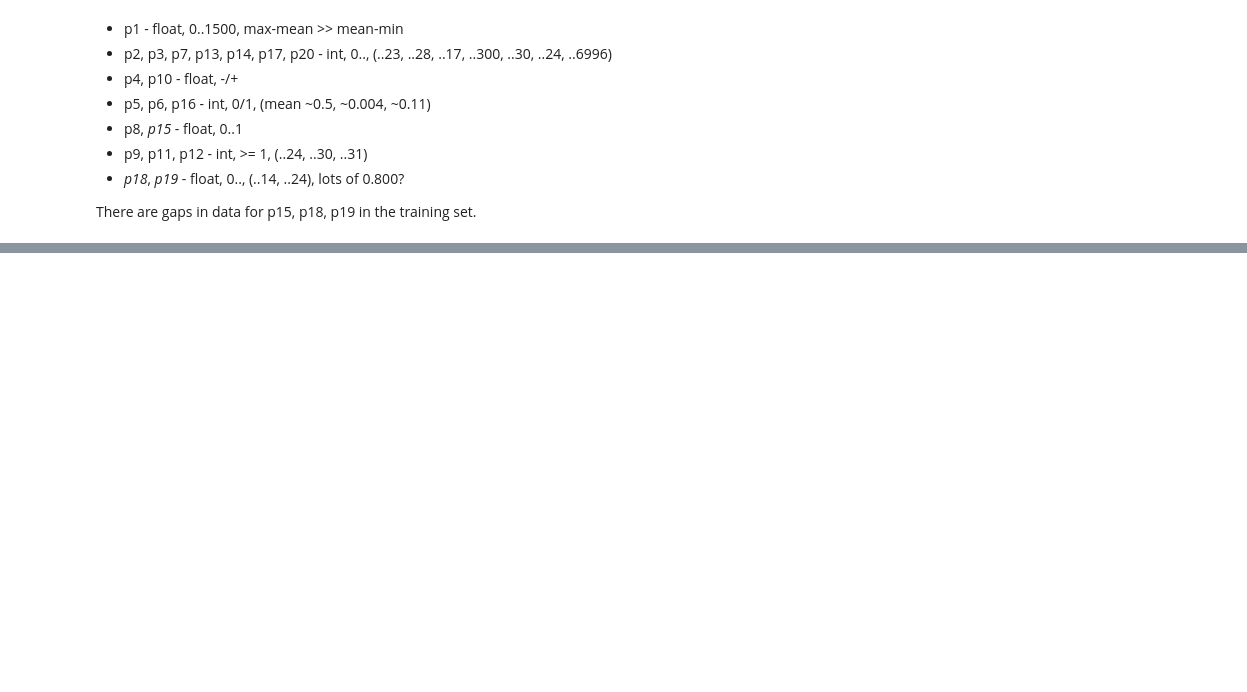
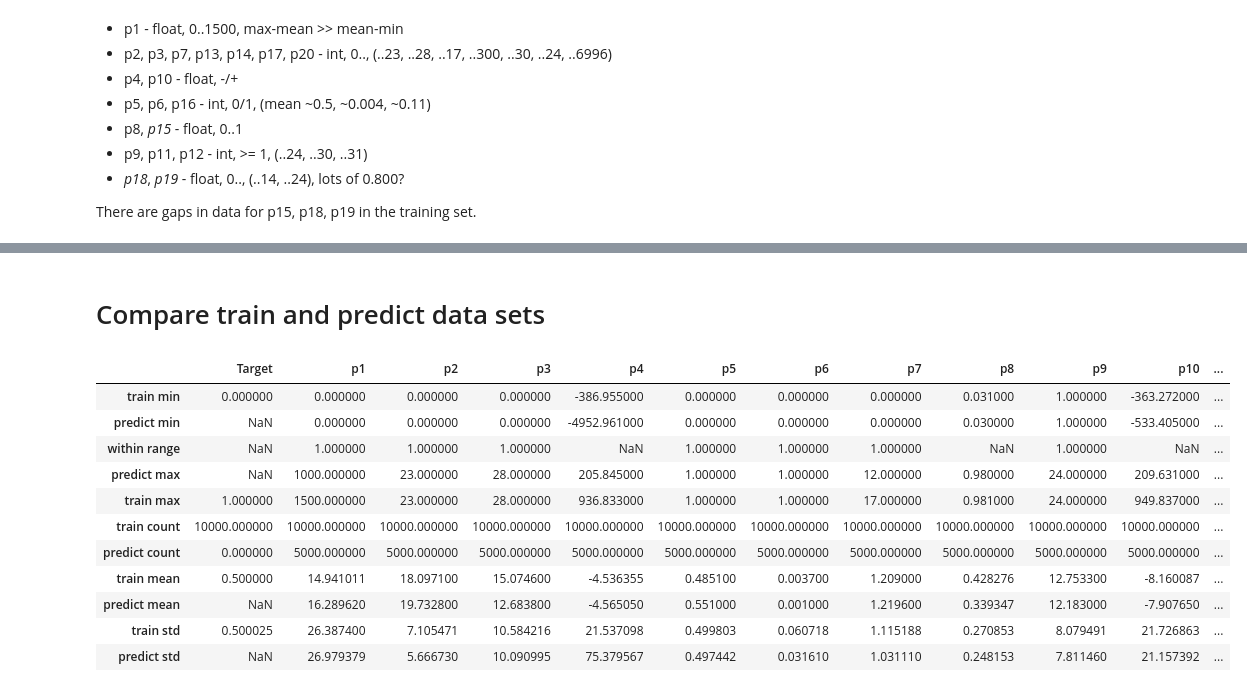
Before and after one commit to anatol-grabowski/test_task_plans_data, a Jupyter notebook: notebooks/task2.ipynb, the cells around one changed output, grey strips where cells are left out. Saved outputs shown, nothing was run; the diff lists cells and outputs as text; code cells hidden in the pictures; blank space fills up the shorter version.

```diff
--- a/notebooks/task2.ipynb
+++ b/notebooks/task2.ipynb
@@ -95,0 +92,43 @@ display(original_data_to_predict.describe())
+# %% [markdown]
+# Compare train and predict data sets
+# %%
+def compare_data_sets(train, predict):
+    training_data_range = train.describe()
+    predict_data_range = predict.describe()
+    predict_min_in_range = predict_data_range.loc[['min']] >= training_data_range.loc[['min']]
+    predict_max_in_range = predict_data_range.loc['max':'max'] <= training_data_range.loc['max':'max']
+    training_data_range.rename(inplace=True, index=lambda row: 'train ' + row)
+    predict_data_range.rename(inplace=True, index=lambda row: 'predict ' + row)
+    predict_min_in_range.rename(inplace=True, index={'min': 'within range'})
+    predict_max_in_range.rename(inplace=True, index={'max': 'within range'})
+    predict_in_range = predict_min_in_range & predict_max_in_range
+    predict_in_range.replace(inplace=True, to_replace=False, value=np.nan)
+
+    data_ranges = pd.DataFrame(columns=predict.columns)
+    data_ranges = data_ranges.append(training_data_range.loc['train min':'train min'])
+    data_ranges = data_ranges.append(predict_data_range.loc['predict min':'predict min'])
+    data_ranges = data_ranges.append(predict_in_range)
+    data_ranges = data_ranges.append(predict_data_range.loc['predict max':'predict max'])
+    data_ranges = data_ranges.append(training_data_range.loc['train max':'train max'])
+    data_ranges = data_ranges.append(training_data_range.loc['train count':'train count'])
+    data_ranges = data_ranges.append(predict_data_range.loc['predict count':'predict count'])
+    data_ranges = data_ranges.append(training_data_range.loc['train mean':'train mean'])
+    data_ranges = data_ranges.append(predict_data_range.loc['predict mean':'predict mean'])
+    data_ranges = data_ranges.append(training_data_range.loc['train std':'train std'])
+    data_ranges = data_ranges.append(predict_data_range.loc['predict std':'predict std'])
+    display(data_ranges)
+
+compare_data_sets(original_training_data, original_predict_data)
+# %% [output]
+|  | Target | p1 | p2 | p3 | p4 | p5 | p6 | p7 | p8 | p9 | p10 | ... |
+| train min | 0.000000 | 0.000000 | 0.000000 | 0.000000 | -386.955000 | 0.000000 | 0.000000 | 0.000000 | 0.031000 | 1.000000 | -363.272000 | ... |
+| predict min | NaN | 0.000000 | 0.000000 | 0.000000 | -4952.961000 | 0.000000 | 0.000000 | 0.000000 | 0.030000 | 1.000000 | -533.405000 | ... |
+| within range | NaN | 1.000000 | 1.000000 | 1.000000 | NaN | 1.000000 | 1.000000 | 1.000000 | NaN | 1.000000 | NaN | ... |
+| predict max | NaN | 1000.000000 | 23.000000 | 28.000000 | 205.845000 | 1.000000 | 1.000000 | 12.000000 | 0.980000 | 24.000000 | 209.631000 | ... |
+| train max | 1.000000 | 1500.000000 | 23.000000 | 28.000000 | 936.833000 | 1.000000 | 1.000000 | 17.000000 | 0.981000 | 24.000000 | 949.837000 | ... |
+| train count | 10000.000000 | 10000.000000 | 10000.000000 | 10000.000000 | 10000.000000 | 10000.000000 | 10000.000000 | 10000.000000 | 10000.000000 | 10000.000000 | 10000.000000 | ... |
+| predict count | 0.000000 | 5000.000000 | 5000.000000 | 5000.000000 | 5000.000000 | 5000.000000 | 5000.000000 | 5000.000000 | 5000.000000 | 5000.000000 | 5000.000000 | ... |
+| train mean | 0.500000 | 14.941011 | 18.097100 | 15.074600 | -4.536355 | 0.485100 | 0.003700 | 1.209000 | 0.428276 | 12.753300 | -8.160087 | ... |
+| predict mean | NaN | 16.289620 | 19.732800 | 12.683800 | -4.565050 | 0.551000 | 0.001000 | 1.219600 | 0.339347 | 12.183000 | -7.907650 | ... |
+| train std | 0.500025 | 26.387400 | 7.105471 | 10.584216 | 21.537098 | 0.499803 | 0.060718 | 1.115188 | 0.270853 | 8.079491 | 21.726863 | ... |
+| predict std | NaN | 26.979379 | 5.666730 | 10.090995 | 75.379567 | 0.497442 | 0.031610 | 1.031110 | 0.248153 | 7.811460 | 21.157392 | ... |
```
Also changed, not shown: parts of 8 cells of this notebook, 5 other files.
